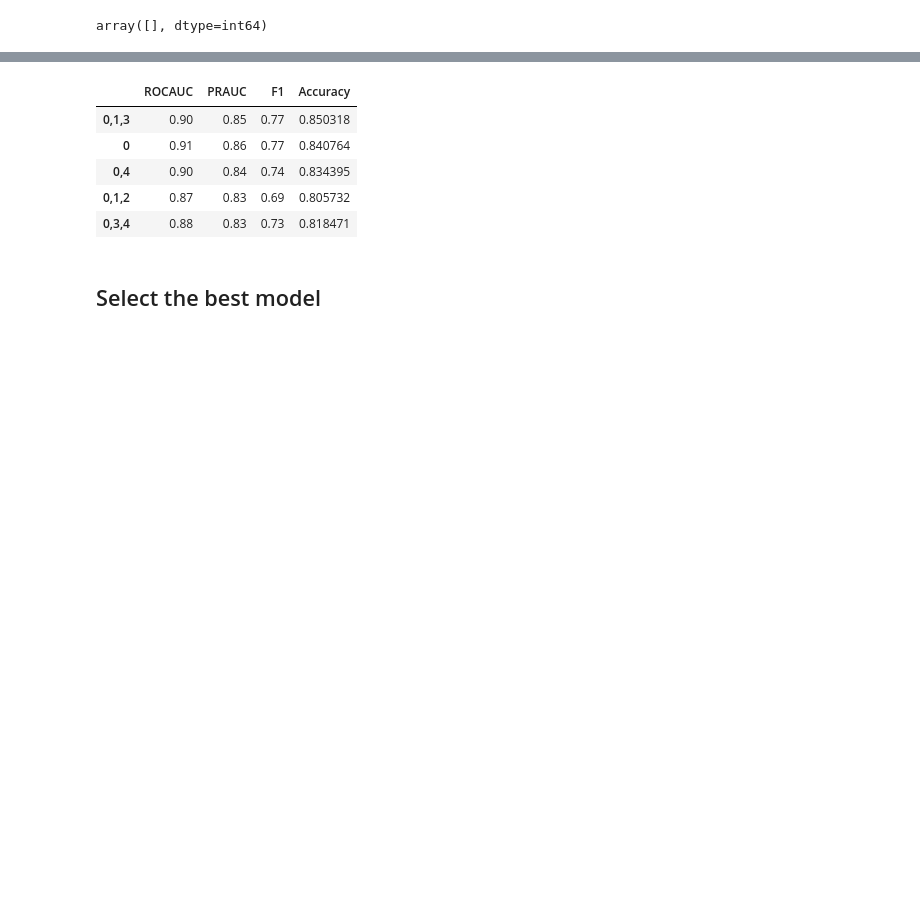
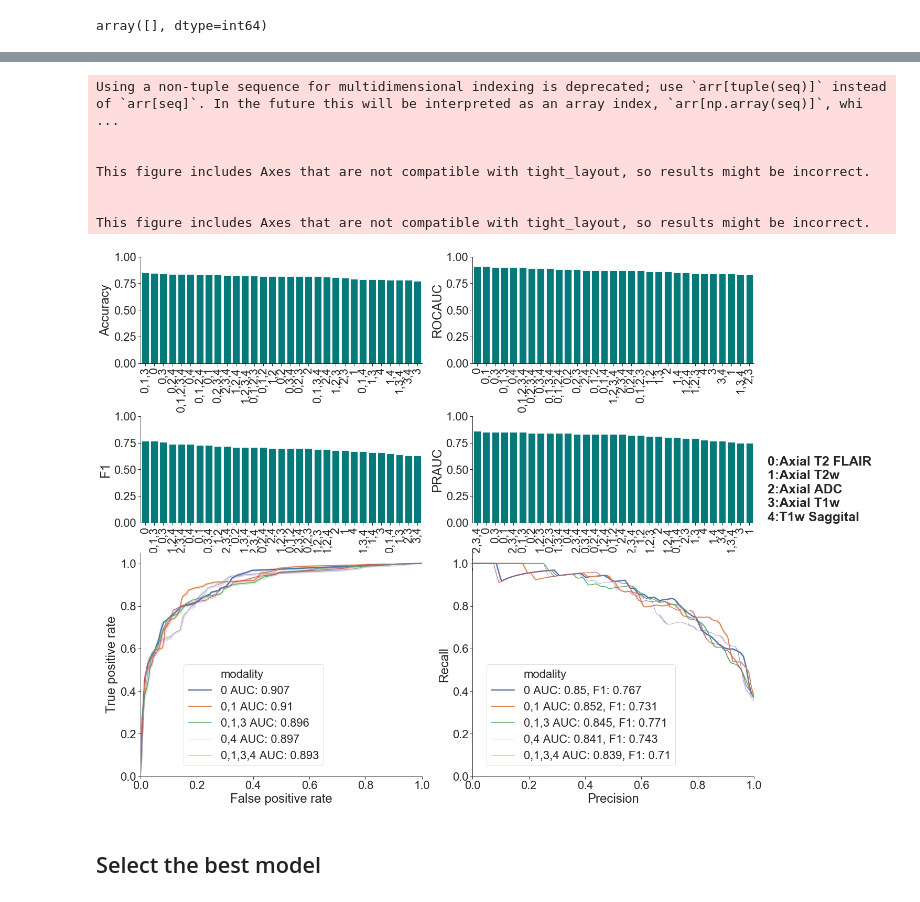
Before and after one commit to qinqian/neonatal_neuroimaging_scratch_codes, a Jupyter notebook: models/pytorch/figure2.ipynb, the cells around one changed output, grey strips where cells are left out. Saved outputs shown, nothing was run; the diff lists cells and outputs as text; code cells hidden in the pictures; blank space fills up the shorter version.

```diff
--- a/models/pytorch/figure2.ipynb
+++ b/models/pytorch/figure2.ipynb
@@ -232,48 +210,61 @@ for m, p in zip(best_all.modal, best_all.path):
 
 performances = np.vstack(performances)
 performances = pd.DataFrame(performances, index=modal, columns=['ROCAUC', 'PRAUC', 'F1', 'Accuracy'])
-# %%
-performances.head()
-# %% [output]
-|  | ROCAUC | PRAUC | F1 | Accuracy |
-| 0,1,3 | 0.90 | 0.85 | 0.77 | 0.850318 |
-| 0 | 0.91 | 0.86 | 0.77 | 0.840764 |
-| 0,4 | 0.90 | 0.84 | 0.74 | 0.834395 |
-| 0,1,2 | 0.87 | 0.83 | 0.69 | 0.805732 |
-| 0,3,4 | 0.88 | 0.83 | 0.73 | 0.818471 |
 # %%
-plt.figure(figsize=(25, 20))
+plt.figure(figsize=(25, 16))
 
 from matplotlib import gridspec
-gs = gridspec.GridSpec(3, 2, wspace=0.18, hspace=0.5)
+gs = gridspec.GridSpec(2, 2, wspace=0.18, hspace=0.5, bottom=0.5, top=0.94, left=0.1, right=0.75)
 
-def plot_metrics(x):
-    ax = sns.barplot(x=performances.index, y=x, data=performances.sort_values(x, ascending=False),
-                     dodge=False, color='gray')
+def plot_metrics(x, performances):
+    performances = performances.sort_values(x, ascending=False)
+    ax = sns.barplot(x=performances.index, y=x, data=performances,
+                     dodge=False, color="teal", n_boot=500, saturation=0.9)
 
     sns.despine()
     plt.tick_params(axis='x', rotation=90, width=1)
-    plt.ylim([0, 0.9])
+    plt.ylim([0, 1])
     return ax
 
 plt.subplot(gs[0, 0])
-plot_metrics('Accuracy')
+plot_metrics('Accuracy', performances)
 plt.subplot(gs[0, 1])
-plot_metrics('ROCAUC')
+plot_metrics('ROCAUC', performances)
 plt.subplot(gs[1, 0])
-plot_metrics('F1')
+plot_metrics('F1', performances)
 ax = plt.subplot(gs[1, 1])
-ax = plot_metrics('PRAUC')
-ax.text(32, 0.015, labels, style='normal',fontweight='bold',fontsize=15,
+ax = plot_metrics('PRAUC', performances)
+ax.text(32, 0.015, labels, style='normal',fontweight='bold',fontsize=25,
         bbox={'facecolor':'white', 'alpha':0.5, 'pad':10})
 
-plt.subplot(gs[2, 0])
+gs = gridspec.GridSpec(1, 2, wspace=0.18, hspace=0.5, bottom=0.08, top=0.45, left=0.1, right=0.75)
+
+plt.subplot(gs[0, 0])
 sns.lineplot(x="fpr", y="tpr", size="modality", hue="modality", data=results_roc, dashes=False, legend="brief")
+plt.xlabel("False positive rate")
+plt.ylabel("True positive rate")
+plt.ylim([0, 1.05])
+plt.xlim([0, 1])
 sns.despine()
+plt.legend(bbox_to_anchor=(0.65, 0.5), loc=0, borderaxespad=0.)
 plt.tight_layout()
-plt.subplot(gs[2, 1])
+plt.subplot(gs[0, 1])
 sns.lineplot(x="recall", y="pr", size="modality", hue="modality", data=results_pr, dashes=False, legend="brief")
+plt.xlabel("Precision")
+plt.ylabel("Recall")
+plt.ylim([0, 1.05])
+plt.xlim([0, 1])
+
 sns.despine()
-plt.legend(bbox_to_anchor=(1.05, 1), loc=0, borderaxespad=0.)
+plt.legend(bbox_to_anchor=(0.72, 0.5), loc=0, borderaxespad=0.)
 plt.tight_layout()
 plt.savefig("results/Fig2.pdf")
+# %% [output]
+Using a non-tuple sequence for multidimensional indexing is deprecated; use `arr[tuple(seq)]` instead of `arr[seq]`. In the future this will be interpreted as an array index, `arr[np.array(seq)]`, whi ...
+
+
+This figure includes Axes that are not compatible with tight_layout, so results might be incorrect.
+
+
+This figure includes Axes that are not compatible with tight_layout, so results might be incorrect.
+[figure, added]
```
Also changed, not shown: parts of 13 cells of this notebook, 41 other files.
